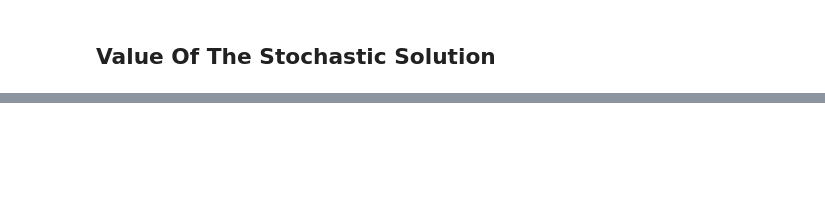
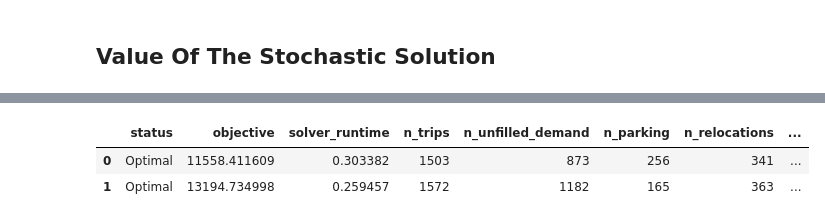
Before and after one commit to mogottsch/vehicle-reposition-2, a Jupyter notebook: src/notebooks/3_3_stochastic_program.ipynb, the cells around one changed output, grey strips where cells are left out. Drawn from its saved outputs; the diff is of its cells as text; code cells hidden in the pictures; blank space fills up the shorter version.

```diff
--- a/src/notebooks/3_3_stochastic_program.ipynb
+++ b/src/notebooks/3_3_stochastic_program.ipynb
@@ -400,0 +420,8 @@ for rounding_mode in ["floored", "ceiled"]:
+# %%
+results = pd.DataFrame.from_dict(results)
+# %%
+results
+# %% [output]
+|  | status | objective | solver_runtime | n_trips | n_unfilled_demand | n_parking | n_relocations | ... |
+| 0 | Optimal | 11558.411609 | 0.303382 | 1503 | 873 | 256 | 341 | ... |
+| 1 | Optimal | 13194.734998 | 0.259457 | 1572 | 1182 | 165 | 363 | ... |
```
Also changed, not shown: parts of 17 cells of this notebook, 7 other files.
